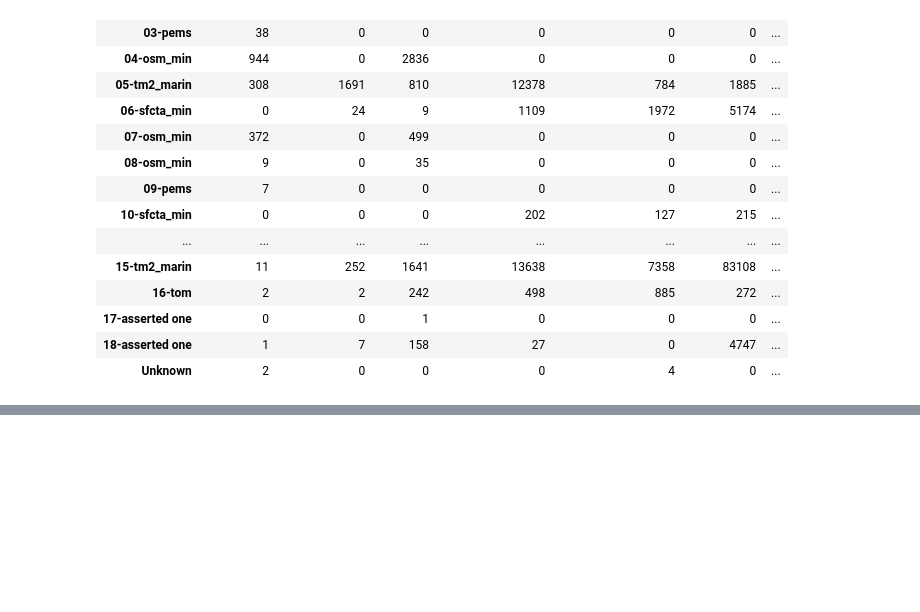
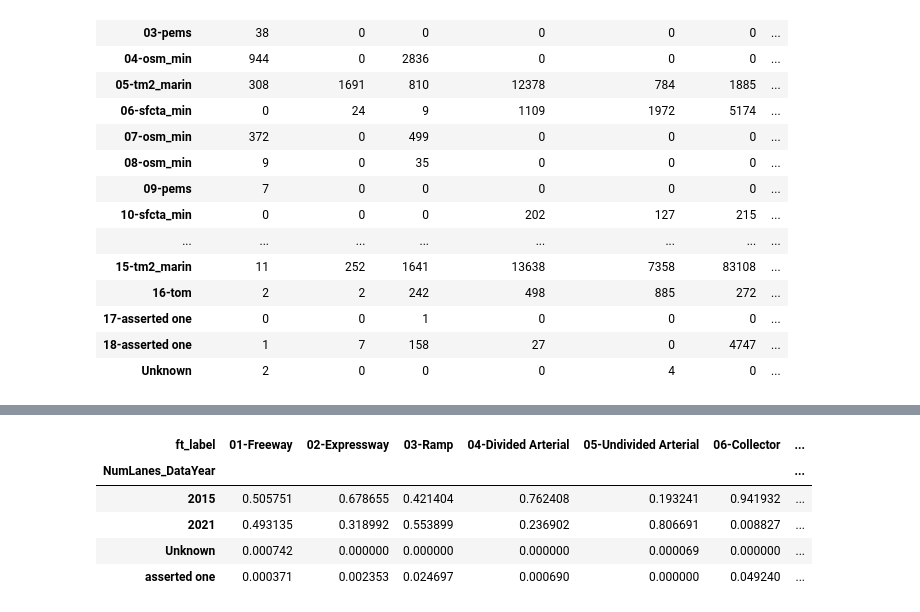
Before and after one commit to BayAreaMetro/travel-model-two-networks, a Jupyter notebook: notebooks/network_QA/Gen_crosstab_heuristics_by_ft.ipynb, the cells around one changed output, grey strips where cells are left out. Cells and saved outputs as stored; diff of their text form; code cells hidden in the pictures; blank space fills up the shorter version.

```diff
--- a/notebooks/network_QA/Gen_crosstab_heuristics_by_ft.ipynb
+++ b/notebooks/network_QA/Gen_crosstab_heuristics_by_ft.ipynb
@@ -250,0 +324,10 @@ pd.crosstab(tm2_attrs_df.heuristic_label, tm2_attrs_df.ft_label)
+# %%
+# crosstab data year and facility type - show percentages
+pd.crosstab(tm2_attrs_df.NumLanes_DataYear, tm2_attrs_df.ft_label).apply(lambda x: x/x.sum(), axis=0)
+# %% [output]
+| ft_label | 01-Freeway | 02-Expressway | 03-Ramp | 04-Divided Arterial | 05-Undivided Arterial | 06-Collector | ... |
+| NumLanes_DataYear |  |  |  |  |  |  | ... |
+| 2015 | 0.505751 | 0.678655 | 0.421404 | 0.762408 | 0.193241 | 0.941932 | ... |
+| 2021 | 0.493135 | 0.318992 | 0.553899 | 0.236902 | 0.806691 | 0.008827 | ... |
+| Unknown | 0.000742 | 0.000000 | 0.000000 | 0.000000 | 0.000069 | 0.000000 | ... |
+| asserted one | 0.000371 | 0.002353 | 0.024697 | 0.000690 | 0.000000 | 0.049240 | ... |
```
Also changed, not shown: parts of 5 cells of this notebook.
